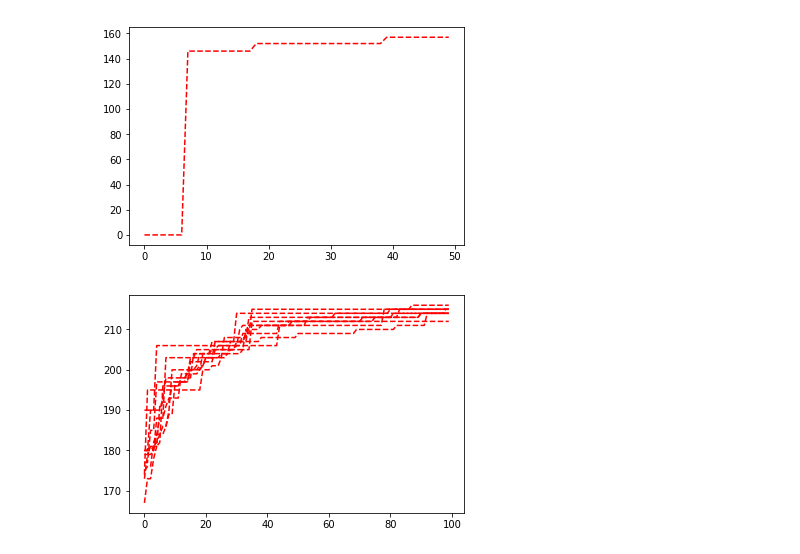
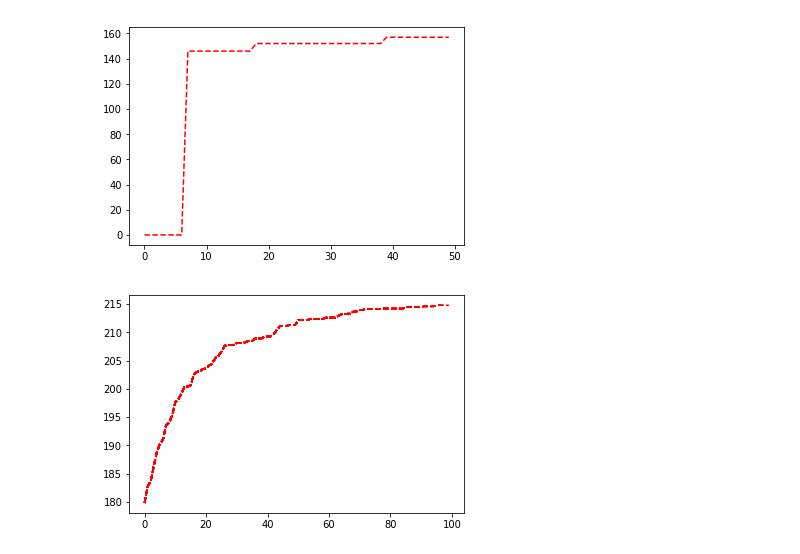
Before and after one commit to Minoro/data-science-theory, a Jupyter notebook: IA/Algoritmo Genetico.ipynb, the cells around one changed output. Drawn from its saved outputs; the diff is of its cells as text; code cells hidden in the pictures.

```diff
--- a/IA/Algoritmo Genetico.ipynb
+++ b/IA/Algoritmo Genetico.ipynb
@@ -611,7 +612,6 @@ print('FIM')
 FIM
 [figure]
 # %%
-
 import matplotlib.pyplot as plt
 
 # peso máximo da mochila
@@ -646,33 +646,73 @@ def teste_reparacao(tamanho_populacao, maximo_geracoes, probabilidade_crossover,
         fitness_melhores = sorted(fitness(pais), key=lambda f: f['valor'], reverse=True)
 
         melhores_fitness.append(fitness_melhores[0])
 #         melhores_individuos.append(fitness_melhores[0]['individuo'])
 
         #print('GERAÇão')
 
         geracao += 1
 
     return melhores_fitness
 
 limite_peso = 120 #C
 tamanho_populacao = 100 #Np
 maximo_geracoes = 100
 probabilidade_crossover = 0.9 #Pc
 probabilidade_mutacao = 0.1 # Pm
 
 execucoes = []
+melhores = []
+
+file_name = 'saida_pop_' + str(tamanho_populacao) + '_nge_' + str(maximo_geracoes)
+file_name = file_name + '_pcr_' + str(probabilidade_crossover) + '_pmu_' + str(probabilidade_mutacao)
+
+f = open(file_name, 'a+')
+
+f.write('Tamanho População (Np): %d \n' %(tamanho_populacao))
+f.write('Máximo gerações: %d \n' %(maximo_geracoes))
+f.write('P. Crossover (Pc): %f \n' %(probabilidade_crossover))
+f.write('P. Mutação (Pm): %f \n' %(probabilidade_mutacao))
+
 
 for i in range(10):
-    execucoes.append(teste_reparacao(tamanho_populacao, maximo_geracoes, probabilidade_crossover, probabilidade_mutacao))
+    f.write('\n\n Execução: %d ' %(i+1))
 
+    execucao = teste_reparacao(tamanho_populacao, maximo_geracoes, probabilidade_crossover, probabilidade_mutacao)
+    execucoes.append(execucao)
+
+    for index, item in enumerate(execucao):
+#         print(item['individuo'])
+#         print(sum(item['individuo']))
+
+#         print(itens_mochila)
+
+        total = sum_itens(get_itens_individuo(item['individuo']))
+        total['num_itens'] = sum(item['individuo'])
+        itens_mochila = ', '.join(map(str, item['individuo']))
+
+        f.write('< %d, %f, %f, %s > \n' %(total['num_itens'], total['peso'], total['valor'], itens_mochila))
+
+        try:
+            soma = melhores[index]
+        except:
+            soma = 0
+            melhores.append(0)
+
+        soma += item['valor']/10 #adiciona na media
+        melhores[index] = soma
+
+f.close()
 
 valores = []
 indices = []
 for index, m in enumerate(melhores):
-    valores.append(m['valor'])
+
+    valores.append(m)
     indices.append(index)
 
 # print(valores)
     plt.plot(indices, valores, 'r--')
+
+print('FIM')
 # %% [output]
-[figure, old version]
+[figure, new version]
```
Also changed, not shown: parts of 1 cell of this notebook, 1 other file.
